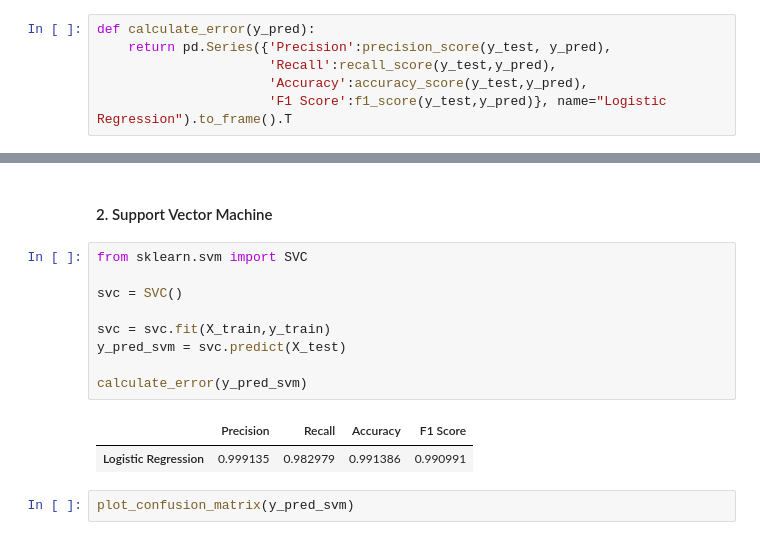
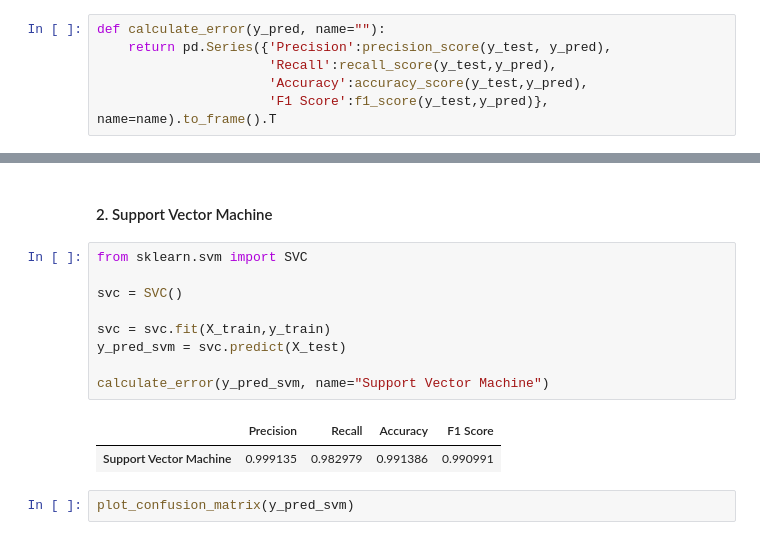
Before and after one commit to Soham-Wadekar/Mushroom-Classification, a Jupyter notebook: mushroom_classification.ipynb, the cells around one changed output, grey strips where cells are left out. Saved outputs shown, nothing was run; the diff lists cells and outputs as text.

Commit message:
name issue fixed

```diff
--- a/mushroom_classification.ipynb
+++ b/mushroom_classification.ipynb
@@ -258,11 +258,11 @@ y_test = data.loc[test_idx, 'class']
 # %% [markdown]
 ##### Some functions to determine error and to plot confusion matrix
 # %%
-def calculate_error(y_pred):
+def calculate_error(y_pred, name=""):
     return pd.Series({'Precision':precision_score(y_test, y_pred),
                       'Recall':recall_score(y_test,y_pred),
                       'Accuracy':accuracy_score(y_test,y_pred),
-                      'F1 Score':f1_score(y_test,y_pred)}, name="Logistic Regression").to_frame().T
+                      'F1 Score':f1_score(y_test,y_pred)}, name=name).to_frame().T
 # %%
 def plot_confusion_matrix(y_pred):
     _ , ax = plt.subplots(figsize=(5,5))
@@ -299,15 +299,15 @@ We get the accuracy of the model as **95.36%**
 # %%
 from sklearn.svm import SVC
 
 svc = SVC()
 
 svc = svc.fit(X_train,y_train)
 y_pred_svm = svc.predict(X_test)
 
-calculate_error(y_pred_svm)
+calculate_error(y_pred_svm, name="Support Vector Machine")
 # %% [output]
 |  | Precision | Recall | Accuracy | F1 Score |
-| Logistic Regression | 0.999135 | 0.982979 | 0.991386 | 0.990991 |
+| Support Vector Machine | 0.999135 | 0.982979 | 0.991386 | 0.990991 |
 # %%
 plot_confusion_matrix(y_pred_svm)
 # %% [output]
```
Also changed, not shown: parts of 2 cells of this notebook.
